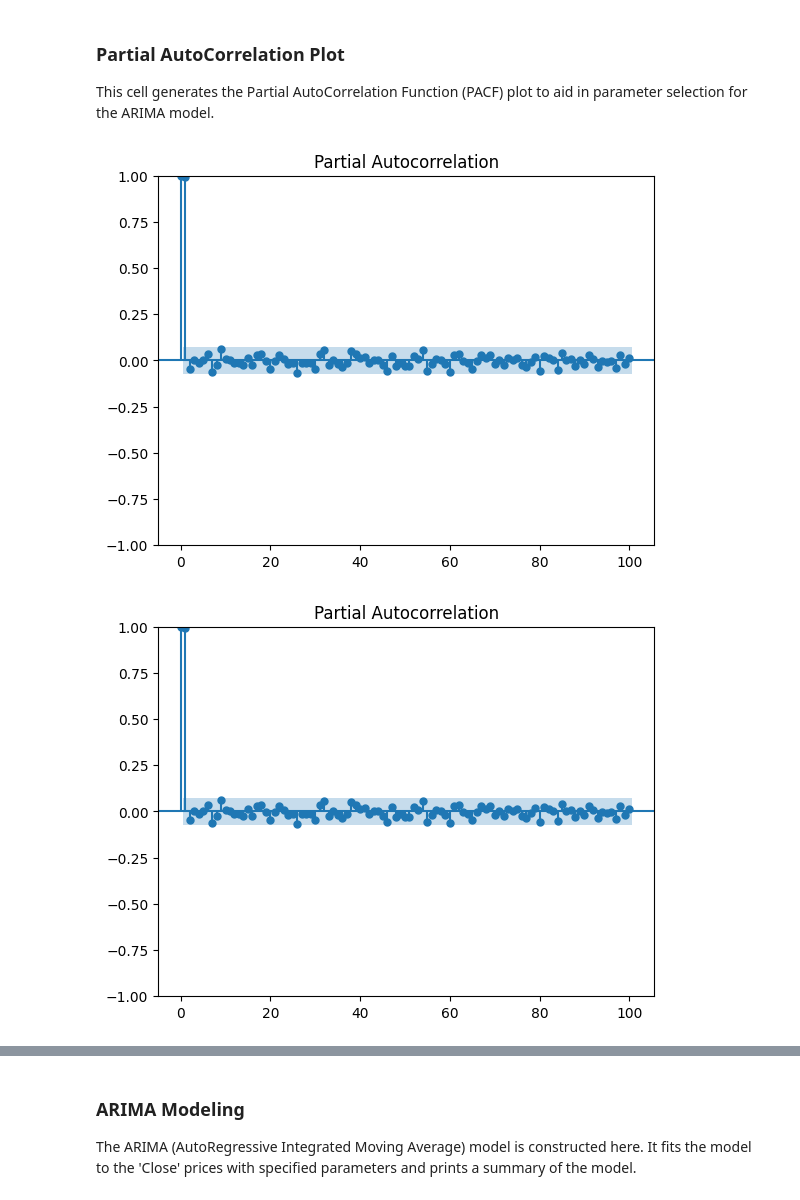
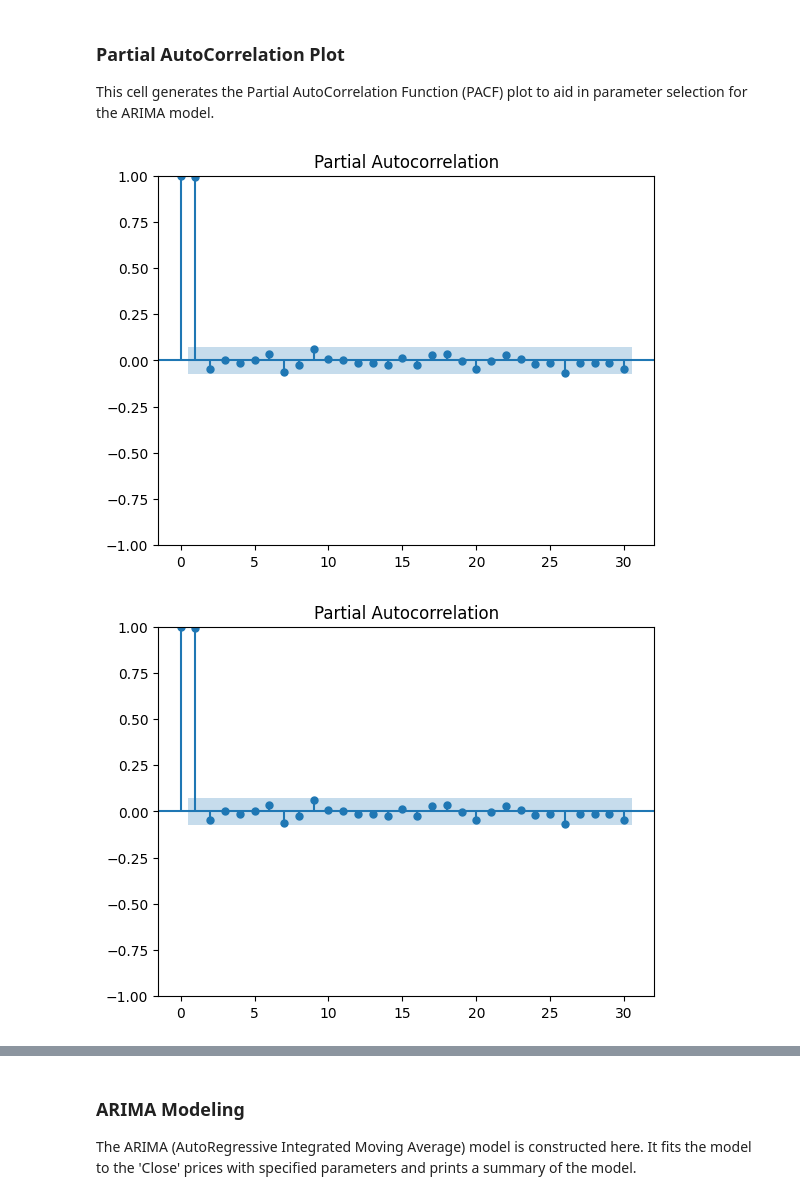
Before and after one commit to Apurva-02/Python-Arima-model, a Jupyter notebook: zomato.ipynb, the cells around one changed output, grey strips where cells are left out. Drawn from its saved outputs; the diff is of its cells as text; code cells hidden in the pictures.

```diff
--- a/zomato.ipynb
+++ b/zomato.ipynb
@@ -119,10 +117,10 @@ plt.show()
 <p>This cell generates the Partial AutoCorrelation Function (PACF) plot to aid in parameter selection for the ARIMA model.</p>
 # %%
 from statsmodels.graphics.tsaplots import plot_pacf
-plot_pacf(df["Close"], lags = 100)
+plot_pacf(df["Close"], lags = 30)
 # %% [output]
-[figure, old version]
+[figure, new version]
-[figure, old version]
+[figure, new version]
 # %%
 #lets run arima with pmdarima
 from pmdarima.arima  import auto_arima
```
Also changed, not shown: parts of 4 cells of this notebook.
